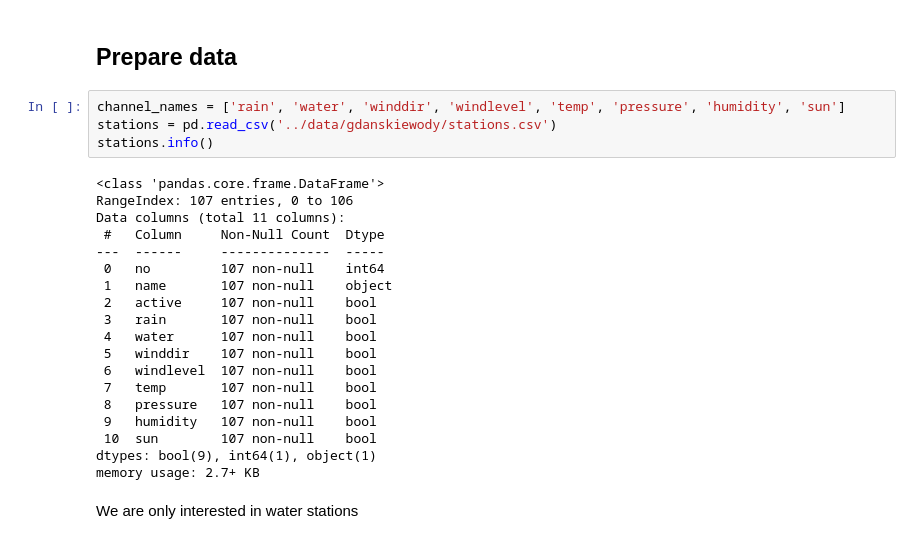
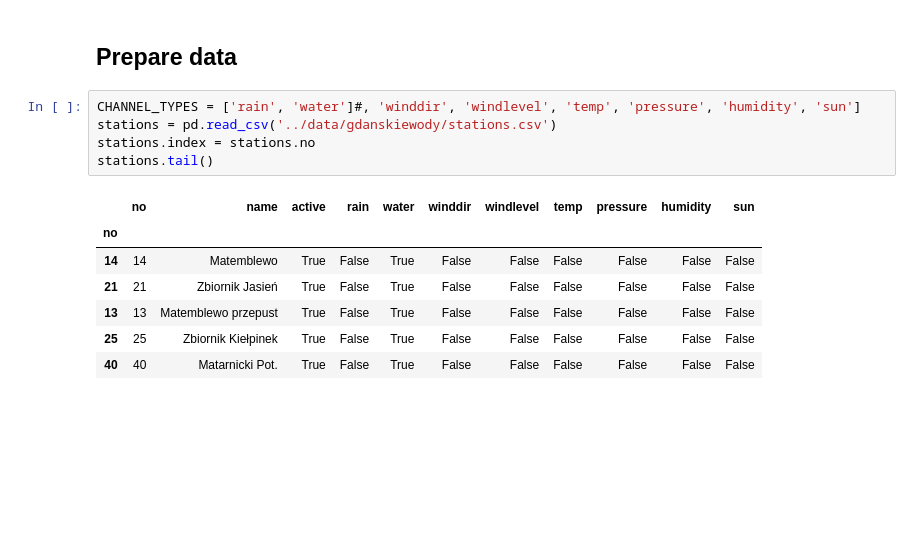
Before and after one commit to klangner/earth-one, a Jupyter notebook: notebook/Gdanskie Wody.ipynb, the cells around one changed output. Saved outputs shown, nothing was run; the diff lists cells and outputs as text; blank space fills up the shorter version.

```diff
--- a/notebook/Gdanskie Wody.ipynb
+++ b/notebook/Gdanskie Wody.ipynb
@@ -12,27 +12,15 @@ Loading BokehJS ...
 # %% [markdown]
 ## Prepare data
 # %%
-channel_names = ['rain', 'water', 'winddir', 'windlevel', 'temp', 'pressure', 'humidity', 'sun']
+CHANNEL_TYPES = ['rain', 'water']#, 'winddir', 'windlevel', 'temp', 'pressure', 'humidity', 'sun']
 stations = pd.read_csv('../data/gdanskiewody/stations.csv')
-stations.info()
+stations.index = stations.no
+stations.tail()
 # %% [output]
-<class 'pandas.core.frame.DataFrame'>
-RangeIndex: 107 entries, 0 to 106
-Data columns (total 11 columns):
- #   Column     Non-Null Count  Dtype
----  ------     --------------  -----
- 0   no         107 non-null    int64
- 1   name       107 non-null    object
- 2   active     107 non-null    bool
- 3   rain       107 non-null    bool
- 4   water      107 non-null    bool
- 5   winddir    107 non-null    bool
- 6   windlevel  107 non-null    bool
- 7   temp       107 non-null    bool
- 8   pressure   107 non-null    bool
- 9   humidity   107 non-null    bool
- 10  sun        107 non-null    bool
-dtypes: bool(9), int64(1), object(1)
-memory usage: 2.7+ KB
+|  | no | name | active | rain | water | winddir | windlevel | temp | pressure | humidity | sun |
+| no |  |  |  |  |  |  |  |  |  |  |  |
+| 14 | 14 | Matemblewo | True | False | True | False | False | False | False | False | False |
+| 21 | 21 | Zbiornik Jasień | True | False | True | False | False | False | False | False | False |
+| 13 | 13 | Matemblewo przepust | True | False | True | False | False | False | False | False | False |
+| 25 | 25 | Zbiornik Kiełpinek | True | False | True | False | False | False | False | False | False |
+| 40 | 40 | Matarnicki Pot. | True | False | True | False | False | False | False | False | False |
-# %% [markdown]
-We are only interested in water stations
```
Also changed, not shown: parts of 6 cells of this notebook, 2 other files.
